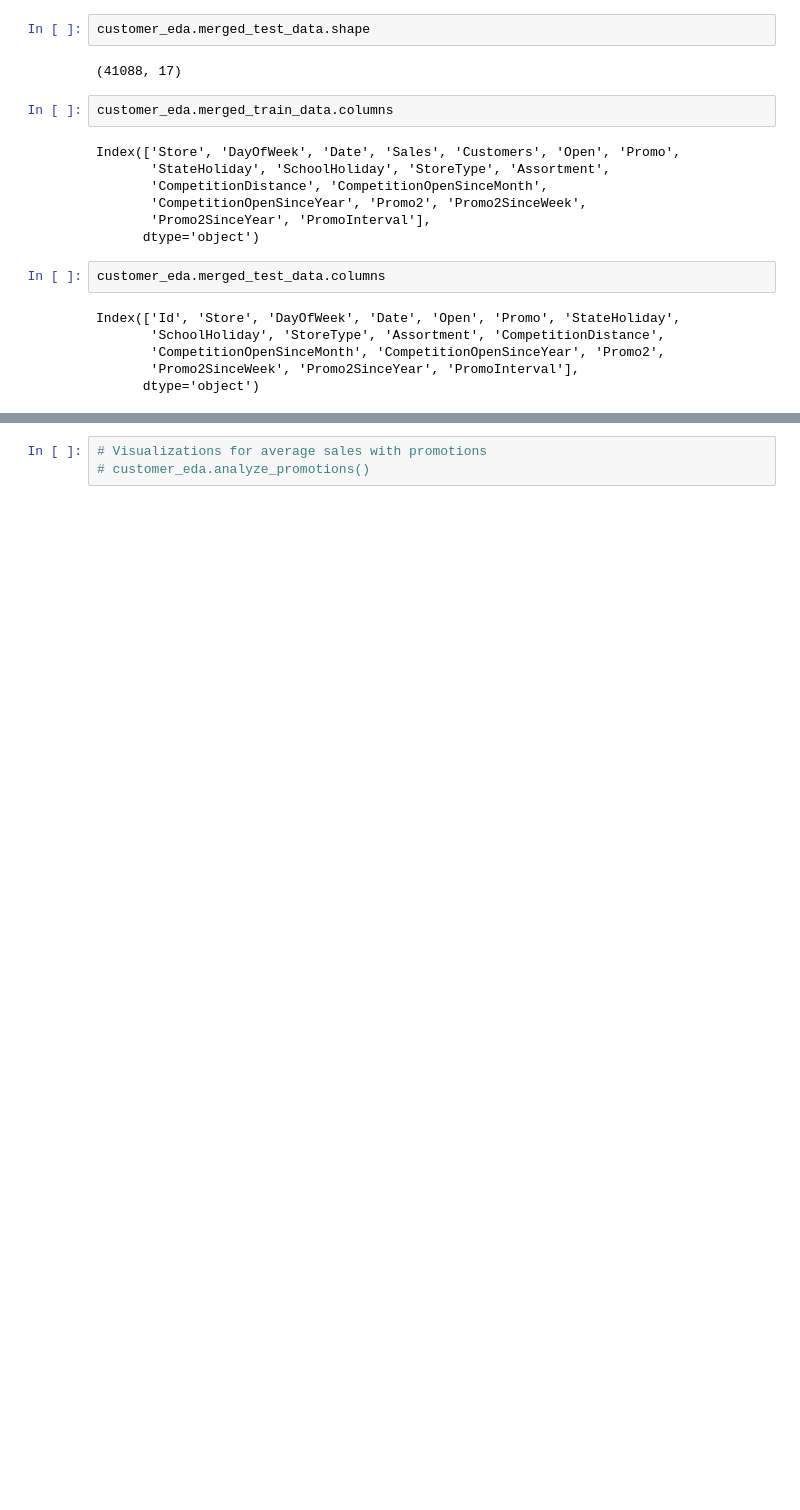
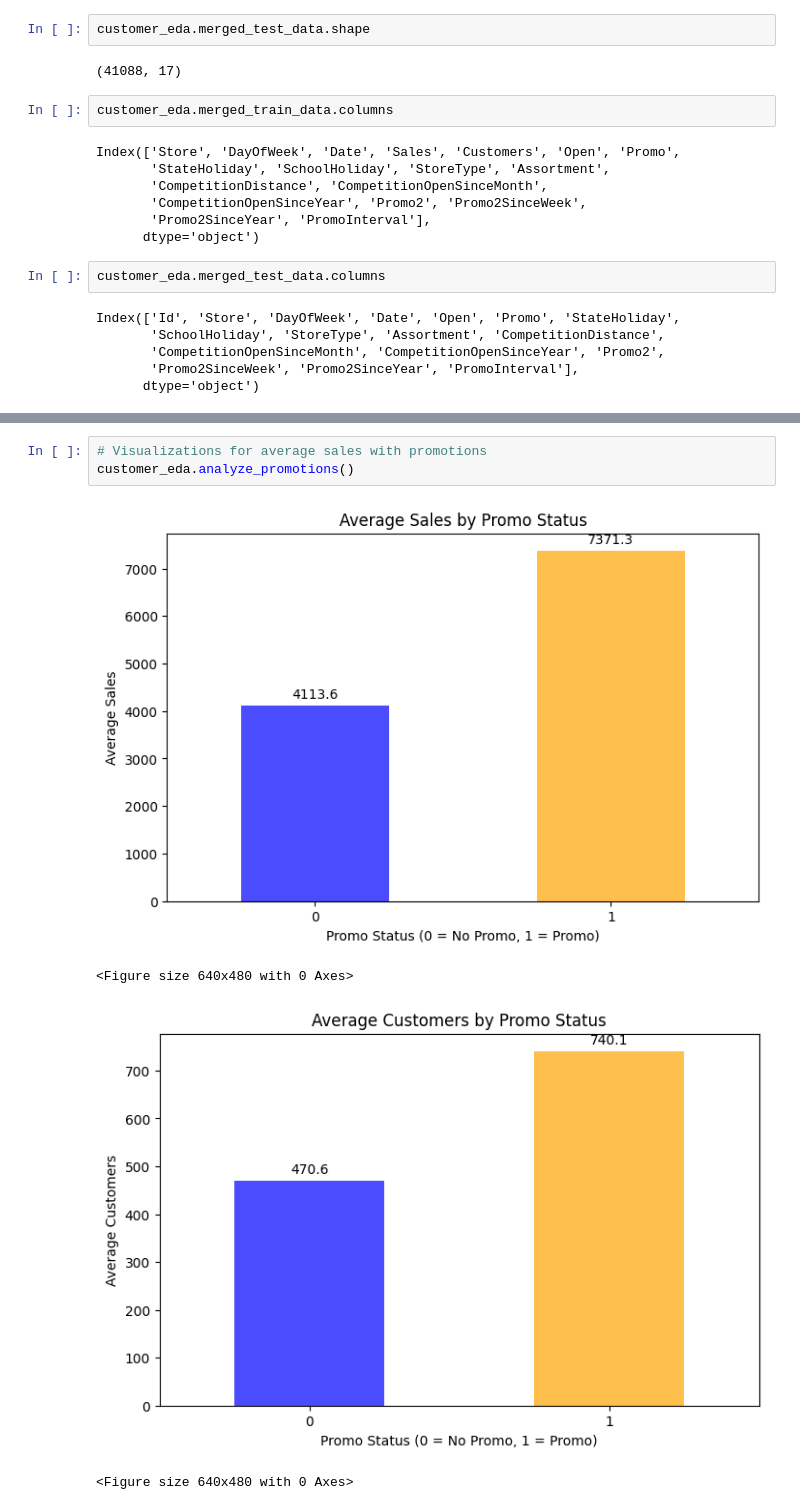
Before and after one commit to amare1990/phramaceutical-data-analysis, a Jupyter notebook: notebooks/customer_bahavior_eda.ipynb, the cells around one changed output, grey strips where cells are left out. Saved outputs shown, nothing was run; the diff lists cells and outputs as text; blank space fills up the shorter version.

```diff
--- a/notebooks/customer_bahavior_eda.ipynb
+++ b/notebooks/customer_bahavior_eda.ipynb
@@ -96,4 +101,9 @@ Index(['Id', 'Store', 'DayOfWeek', 'Date', 'Open', 'Promo', 'StateHoliday',
 # %%
 # Visualizations for average sales with promotions
-# customer_eda.analyze_promotions()
+customer_eda.analyze_promotions()
+# %% [output]
+[figure, added]
+<Figure size 640x480 with 0 Axes>
+[figure, added]
+<Figure size 640x480 with 0 Axes>
 # %%
```
Also changed, not shown: parts of 4 cells of this notebook, 3 other files.
